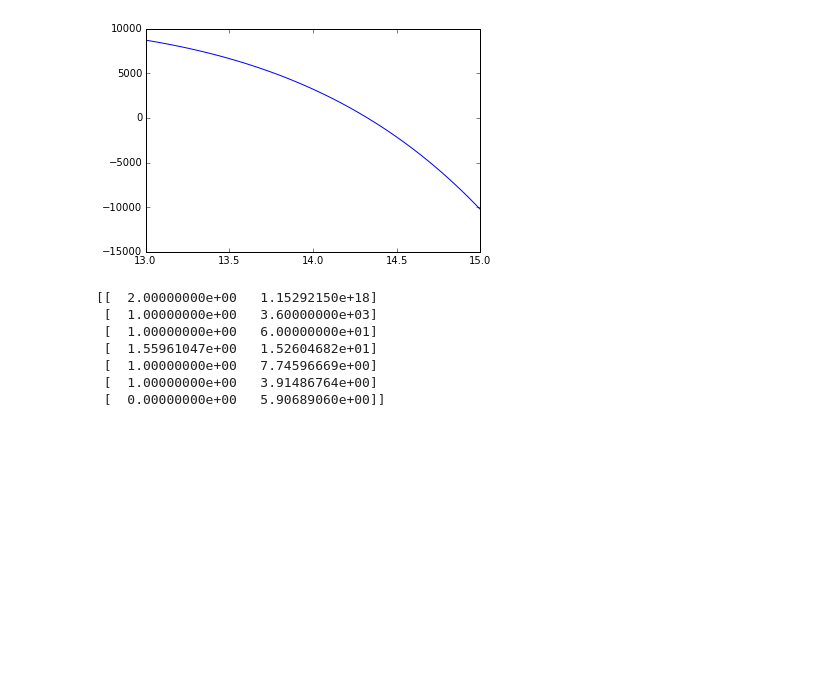
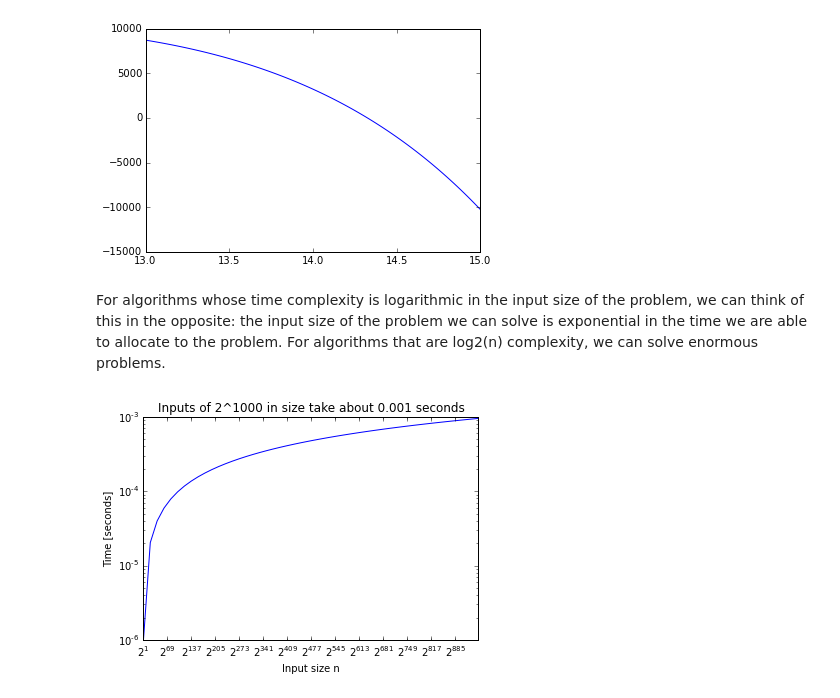
Before and after one commit to hazelnusse/algorithms, a Jupyter notebook: ch01/ch1.ipynb, the cells around one changed output. Saved outputs shown, nothing was run; the diff lists cells and outputs as text; code cells hidden in the pictures; blank space fills up the shorter version.

Commit message:
Finished Problem 1-1

```diff
--- a/ch01/ch1.ipynb
+++ b/ch01/ch1.ipynb
@@ -75,30 +66,30 @@ print(smallest_n)
 # %% [output]
 [ 14.32472784]
 [figure]
-# %%
-from scipy.special import lambertw
-
-microseconds = [1, 60]# 24*60*60e6,
-                #30*24*60*60e6 365*24*60*60e6, 100*365*24*60*60e6]
-solutions = [lambda t: 2**t,
-             lambda t: t**2,
-             lambda t: t,
-             lambda t: np.exp(lambertw(t*np.log(2))),
-             lambda t: np.sqrt(t),
-             lambda t: t**(1./3),
-             lambda t: np.log2(t)]
-
-table = np.empty([len(solutions), len(microseconds)])
-for j, t in enumerate(microseconds):
-    for i, f in enumerate(solutions):
-        table[i, j] = f(t)
-
-print(table)
-# %% [output]
-[[  2.00000000e+00   1.15292150e+18]
- [  1.00000000e+00   3.60000000e+03]
- [  1.00000000e+00   6.00000000e+01]
- [  1.55961047e+00   1.52604682e+01]
- [  1.00000000e+00   7.74596669e+00]
- [  1.00000000e+00   3.91486764e+00]
- [  0.00000000e+00   5.90689060e+00]]
+# %%
+microseconds_per_second = 1e6
+times = [1, 60, 60*60, 24*60*60, 30*24*60*60, 365*24*60*60, 100*365*24*60*60]
+time_labels = ['1 second', '1 minute', '1 hour', '1 day', '1 month', '1 year', '1 century']
+def plot_times(n, t, times):
+    tmax = max(t)
+    flag = False
+    for ti, label in zip(times, time_labels):
+        if ti < tmax:
+            plt.plot((n[0], n[-1]), (ti, ti), label=label)
+            flag = True
+    if flag:
+        plt.legend(loc=0)
+# %% [markdown]
+For algorithms whose time complexity is logarithmic in the input size of the problem, we can think of this in the opposite: the input size of the problem we can solve is exponential in the time we are able to allocate to the problem.  For algorithms that are log2(n) complexity, we can solve enormous problems.
+# %%
+# log2(n) = t; 2^t = n
+n = np.logspace(1, 950, base=2.0)
+t = np.log2(n) / microseconds_per_second
+plt.loglog(n, t, basex=2.0, basey=10.0)
+plt.xlabel('Input size n')
+plt.ylabel('Time [seconds]')
+plt.title('Inputs of 2^1000 in size take about 0.001 seconds')
+plot_times(n, t, times)
+table = [['2^({0:.2g})'.format(ti * microseconds_per_second) for ti in times]]
+# %% [output]
+[figure, added]
```
Also changed, not shown: parts of 9 cells of this notebook.
